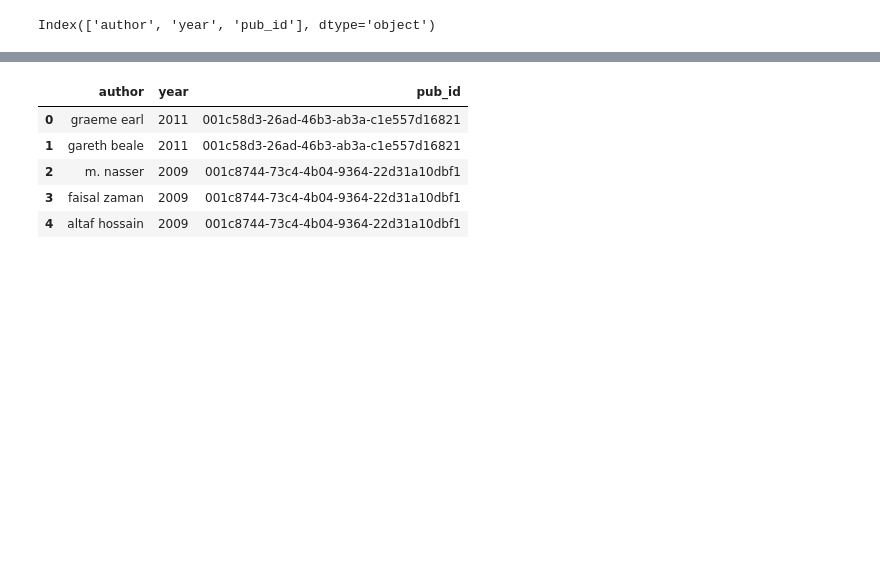
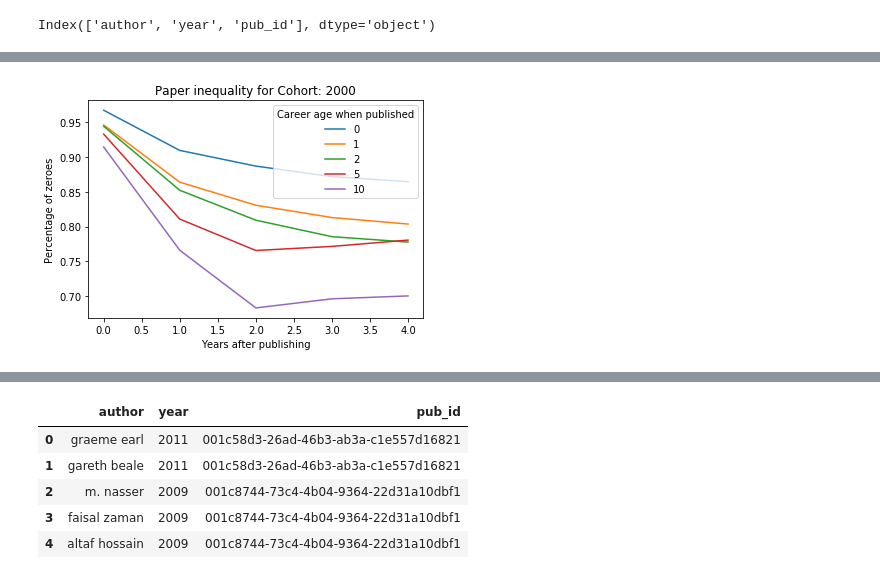
Before and after one commit to gesiscss/inequality, a Jupyter notebook: 7.Citation and Publication analysis.ipynb, the cells around one changed output, grey strips where cells are left out. Saved outputs shown, nothing was run; the diff lists cells and outputs as text; code cells hidden in the pictures; blank space fills up the shorter version.

```diff
--- a/7.Citation and Publication analysis.ipynb
+++ b/7.Citation and Publication analysis.ipynb
@@ -4,6 +4,9 @@ import calculate
 import matplotlib.pyplot as plt
 import numpy as np
 from calculate import gini, hhi, percentage_zeros, gini_nonzero
+gini_nonzero.display_name = 'Gini without zeroes'
+percentage_zeros.display_name = 'Percentage of zeroes'
+np.mean.display_name = 'Average'
 import seaborn as sns
 
 from credible_authors_ import DataStore
@@ -94 +107,5 @@ def plot_ineq_papers_cohort(cohort_year, years_in_future=5):
     plt.show()
+# %%
+plot_ineq_papers_cohort(2000, 5, func=percentage_zeros)
+# %% [output]
+[figure, added]
```
Also changed, not shown: parts of 34 cells of this notebook, 9 other files.
